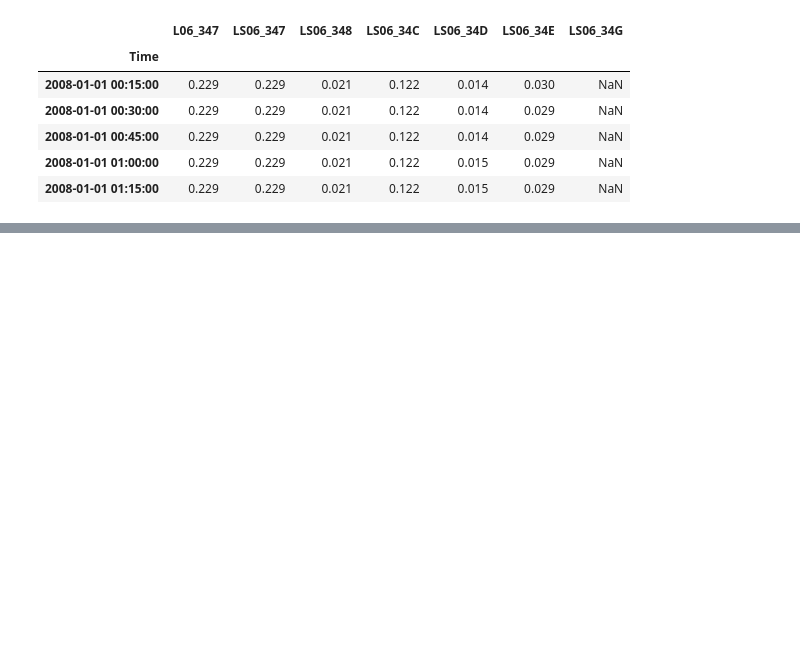
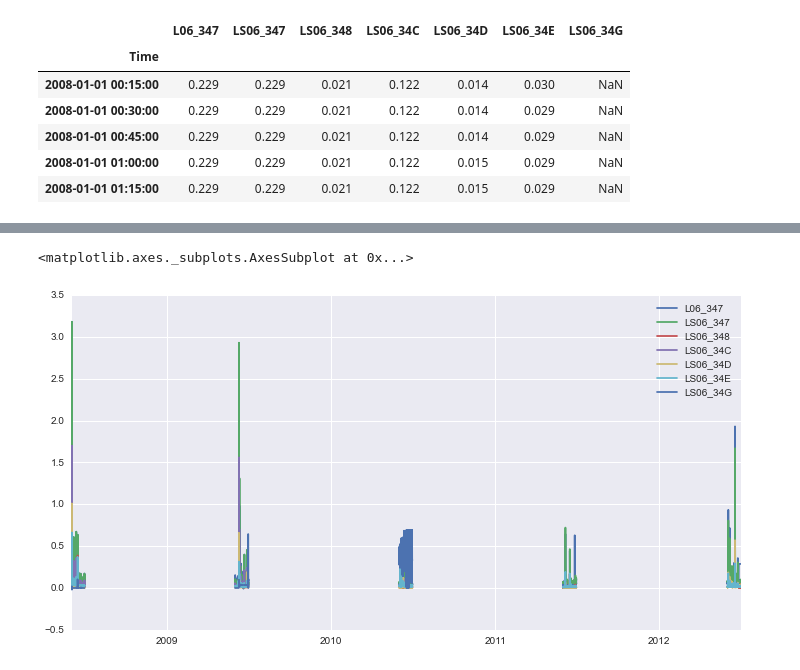
Before and after one commit to stijnvanhoey/hydropy, a Jupyter notebook: hydropy_tutorial.ipynb, the cells around one changed output, grey strips where cells are left out. Saved outputs shown, nothing was run; the diff lists cells and outputs as text; code cells hidden in the pictures; blank space fills up the shorter version.

```diff
--- a/hydropy_tutorial.ipynb
+++ b/hydropy_tutorial.ipynb
@@ -51,0 +66,6 @@ temp2.summary()
+# %%
+# Select all the months of June:
+myflowserie.get_month("Jun").plot(figsize=(12,6))
+# %% [output]
+<matplotlib.axes._subplots.AxesSubplot at 0x...>
+[figure, added]
```
Also changed, not shown: parts of 71 cells of this notebook, 3 other files.
